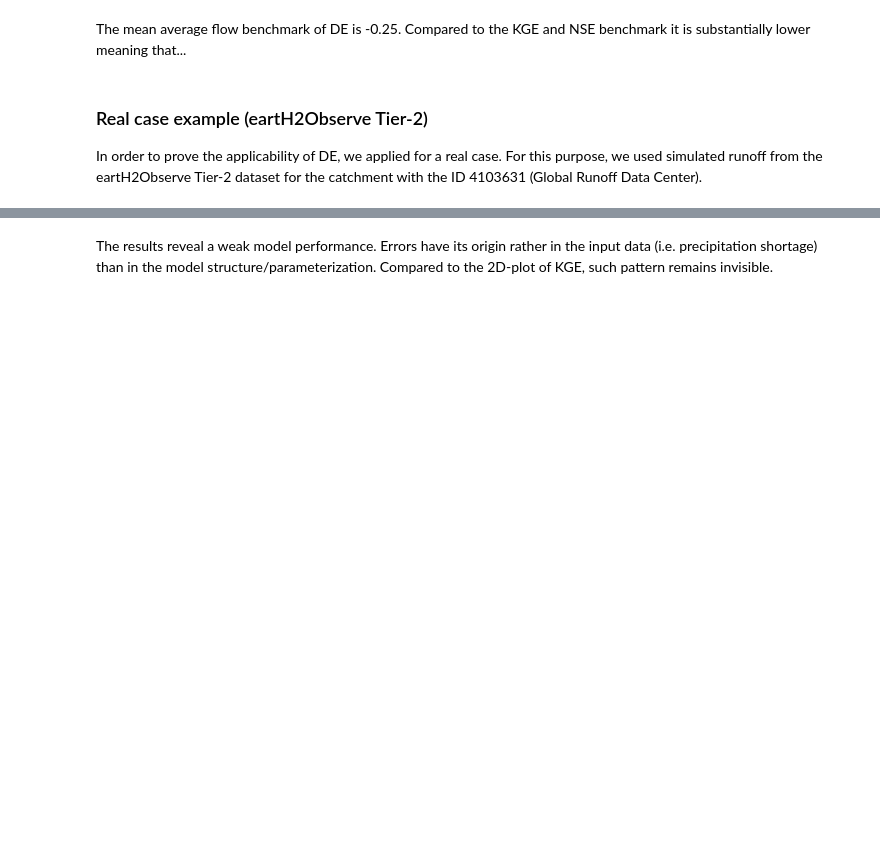
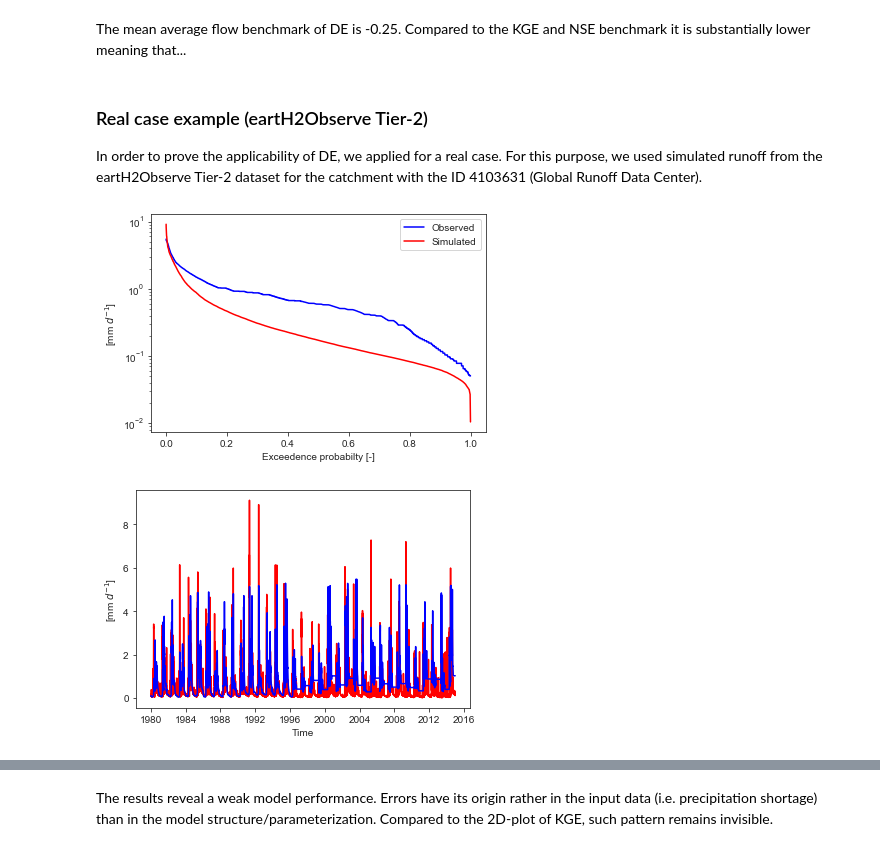
Before and after one commit to Hydrology-IFH/diag-eff, a Jupyter notebook: examples.ipynb, the cells around one changed output, grey strips where cells are left out. Saved outputs shown, nothing was run; the diff lists cells and outputs as text; code cells hidden in the pictures; blank space fills up the shorter version.

```diff
--- a/examples.ipynb
+++ b/examples.ipynb
@@ -650,9 +746,12 @@ In order to prove the applicability of DE, we applied for a real case. For this
 # %%
 path_wrr2 = Path('/Users/robinschwemmle/Desktop/PhD/diagnostic_model_efficiency/examples/data/GRDC_4103631_wrr2.csv')
 #path_wrr2 = Path('/Users/robo/Desktop/PhD/de/examples/data/GRDC_4103631_wrr2.csv')
-df_wrr2 = de.import_ts(path_wrr2, sep=';') # import time series
+df_wrr2 = util.import_ts(path_wrr2, sep=';') # import time series
 de.fdc_obs_sim(df_wrr2['Qobs'], df_wrr2['Qsim'])
 de.plot_obs_sim(df_wrr2['Qobs'], df_wrr2['Qsim'])
+# %% [output]
+[figure, added]
+[figure, added]
 # %%
 # make numpy arrays
 obs_arr = df_wrr2['Qobs'].values  # observed time series
```
Also changed, not shown: parts of 26 cells of this notebook, 4 other files.
